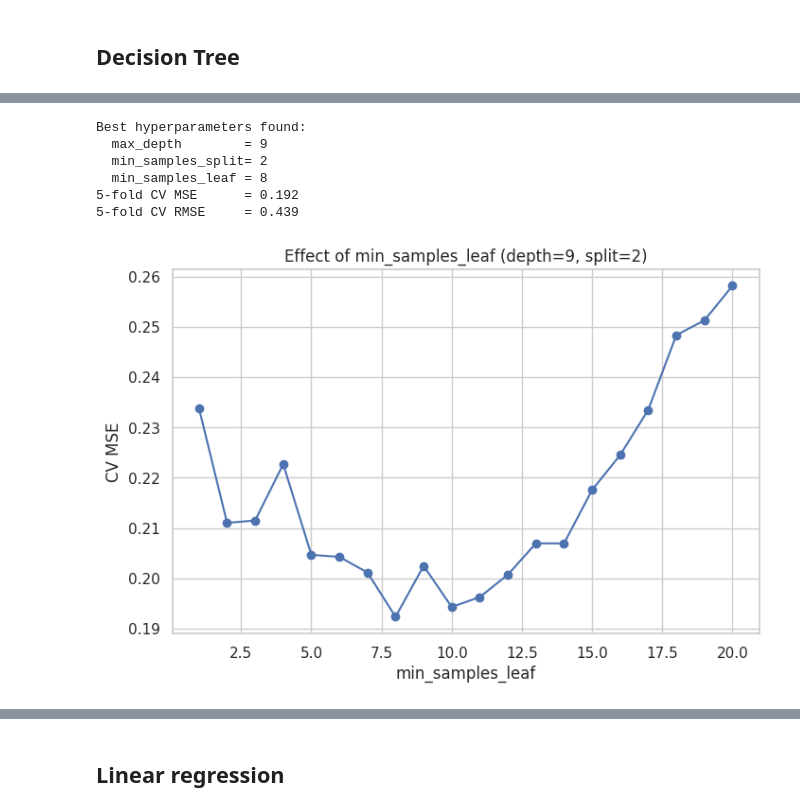
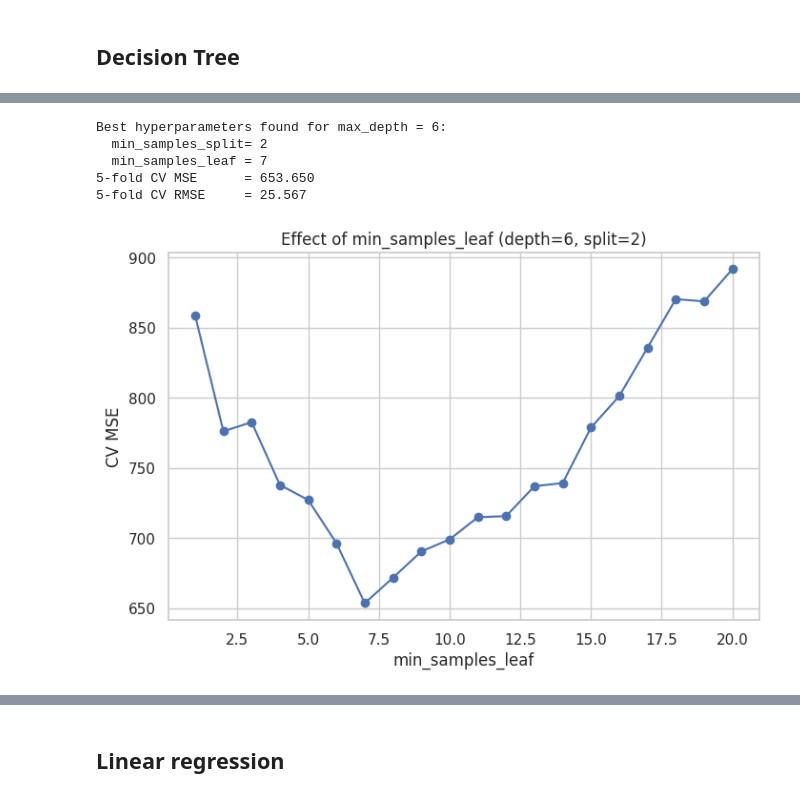
Before and after one commit to Zeynep243/DSA-210-Project, a Jupyter notebook: Machine_Learning.ipynb, the cells around one changed output, grey strips where cells are left out. Cells and saved outputs as stored; diff of their text form; code cells hidden in the pictures.

```diff
--- a/Machine_Learning.ipynb
+++ b/Machine_Learning.ipynb
@@ -313,10 +267,12 @@ RMSE at best k: 0.587
 depths = list(range(1, 21))
 cv_scores = []
 
+kf = KFold(n_splits=5, shuffle=True, random_state=42)
+
 # updated from recit 12
 for d in depths:
     tree = DecisionTreeRegressor(max_depth=d, random_state=1)
-    scores = cross_val_score(tree, X, y, cv=5, scoring='neg_mean_squared_error')
+    scores = cross_val_score(tree, X, y, cv=kf, scoring='neg_mean_squared_error')
     cv_scores.append(-scores.mean())
 
 # Plot
@@ -337,4 +293,15 @@ best_rmse  = np.sqrt(best_mse)
 print(f"Best max_depth: {best_depth}")
 print(f"MSE at best depth: {best_mse:.3f}")
 print(f"RMSE at best depth: {best_rmse:.3f}")
+
+print()
+tree = DecisionTreeRegressor(max_depth=6, random_state=1)
+mse_scores = cross_val_score(tree, X, y, cv=kf, scoring='neg_mean_squared_error')
+mse_scores = -mse_scores
+mean_mse = mse_scores.mean()
+rmse_scores = np.sqrt(mean_mse)
+
+print("Average MSE for max_depth=6: ", f"{mse_scores.mean():.3f} ")
+
+print("Average RMSE for max_depth=6: ", f"{rmse_scores:.3f} ")
 # %% [output]
@@ -355,75 +335,68 @@ RMSE at best depth: 0.641
 # %%
 from sklearn.tree import DecisionTreeRegressor
 
-# different values for max_depth, min_samples_split and min_samples_leaf will be tried to find the best one
-depths = list(range(1, 21))
+# different values for min_samples_split and min_samples_leaf will be tried to find the best one for max depth = 6
 splits = list(range(2, 21)) # splits should be at least 2
 leafs = list(range(1, 21))
 
 results = []
 
-cv = KFold(n_splits=5, shuffle=True, random_state=1)
+kf = KFold(n_splits=5, shuffle=True, random_state=1)
 
 for s in splits:
   for l in leafs:
-    for d in depths:
-      tree = DecisionTreeRegressor(
-                max_depth=d,
-                min_samples_split=s,
-                min_samples_leaf=l,
-                random_state=1
-            )
+    tree = DecisionTreeRegressor(
+              max_depth=6,
+              min_samples_split=s,
+              min_samples_leaf=l,
+              random_state=42
+          )
 
-      scores = cross_val_score(tree, X, y, cv=cv, scoring='neg_mean_squared_error')
-      mean_mse = -scores.mean()
+    scores = cross_val_score(tree, X, y, cv=kf, scoring='neg_mean_squared_error')
+    mean_mse = -scores.mean()
 
-      # appending leaf, depth and split number with mean_mse to results list,
-      # later it will be compared to find the best
-      results.append((d, s, l, mean_mse))
+    # appending leaf, depth and split number with mean_mse to results list,
+    # later it will be compared to find the best
+    results.append((s, l, mean_mse))
 
-
-best_depth = -1
 best_split = -1
 best_leaf  = -1
 best_mse   = float('inf')  # to start with +∞
 
 for entry in results:
-    d, s, l, mse = entry
+    s, l, mse = entry
     if mse < best_mse:
         best_mse   = mse
-        best_depth = d
         best_split = s
         best_leaf  = l
 
-print("Best hyperparameters found:")
-print("  max_depth        =", best_depth)
+print("Best hyperparameters found for max_depth = 6:")
 print("  min_samples_split=", best_split)
 print("  min_samples_leaf =", best_leaf)
 print(f"5-fold CV MSE      = {best_mse:.3f}")
 print(f"5-fold CV RMSE     = {np.sqrt(best_mse):.3f}")
 
-# ploting MSE vs leaf size at the best depth and split
+# ploting MSE vs leaf size at the depth 6 and best split
 leaf_sizes = []
 mses       = []
 
 for entry in results:
-    d, s, l, mse = entry
-    if d == best_depth and s == best_split:
+    s, l, mse = entry
+    if s == best_split:
         leaf_sizes.append(l)
         mses.append(mse)
 
 plt.figure(figsize=(8,5))
 plt.plot(leaf_sizes, mses, marker='o')
 plt.xlabel('min_samples_leaf')
 plt.ylabel('CV MSE')
-plt.title(f'Effect of min_samples_leaf (depth={best_depth}, split={best_split})')
+plt.title(f'Effect of min_samples_leaf (depth={6}, split={best_split})')
 plt.grid(True)
 plt.show()
 # %% [output]
-Best hyperparameters found:
-  max_depth        = 9
+Best hyperparameters found for max_depth = 6:
   min_samples_split= 2
-  min_samples_leaf = 8
-5-fold CV MSE      = 0.192
-5-fold CV RMSE     = 0.439
+  min_samples_leaf = 7
+5-fold CV MSE      = 653.650
+5-fold CV RMSE     = 25.567
-[figure, old version]
+[figure, new version]
```
Also changed, not shown: parts of 44 cells of this notebook.
